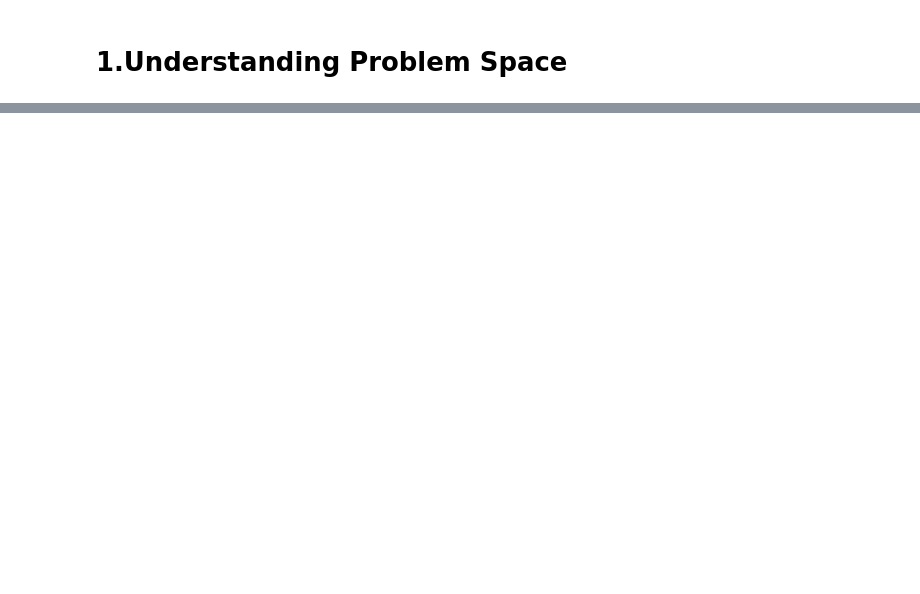
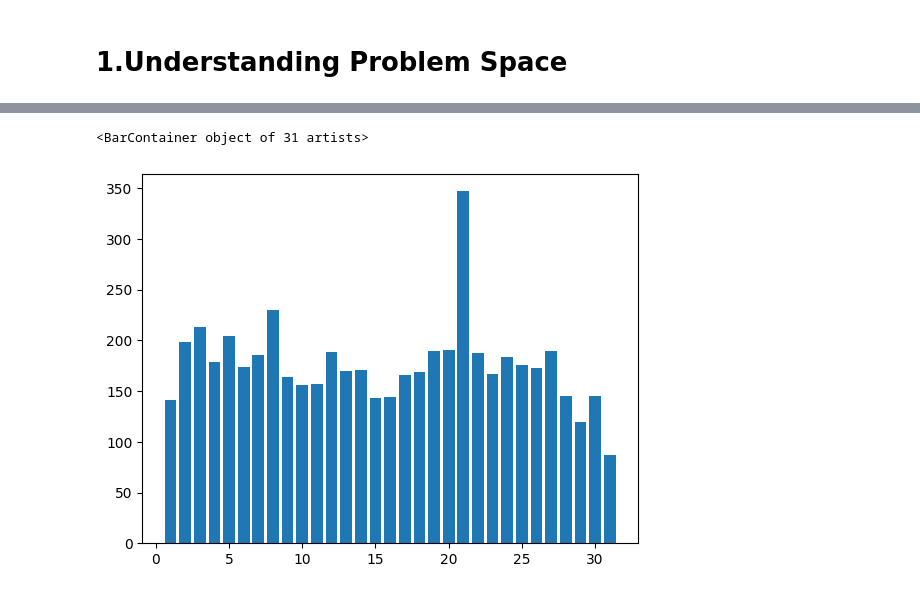
Before and after one commit to iigomartin/6.Zrive_DS, a Jupyter notebook: src/module_2/1.understanding_problem_space.ipynb, the cells around one changed output, grey strips where cells are left out. Cells and saved outputs as stored; diff of their text form; code cells hidden in the pictures; blank space fills up the shorter version.

Commit message:
abandoned_cart analysis

```diff
--- a/src/module_2/1.understanding_problem_space.ipynb
+++ b/src/module_2/1.understanding_problem_space.ipynb
@@ -29,0 +80,8 @@ users = pd.read_parquet("users.parquet")
+# %%
+#created_at: when the basket was generated. We can perform some data aggrupations to see if there is
+#a seasonality on the cancellations, or if they were done during one specific year.
+
+created_at_date_separated = pd.DataFrame(columns=['Year','Month','Day','Hour'])
+for element in abandoned_carts["created_at"]:
+    created_at_date_separated.loc[len(created_at_date_separated)]={'Year': element.year, 'Month':element.month,'Day':element.day,'Hour':element.hour}
+created_at_date_separated
@@ -29,0 +121,7 @@ users = pd.read_parquet("users.parquet")
+# %%
+#Except maybe from outlier 21st, all of the days the cancellation rate is similar
+
+plt.bar(range(1,32),created_at_date_separated.groupby(['Day'])['Month'].count())
+# %% [output]
+<BarContainer object of 31 artists>
+[figure, added]
```
Also changed, not shown: parts of 13 cells of this notebook.
